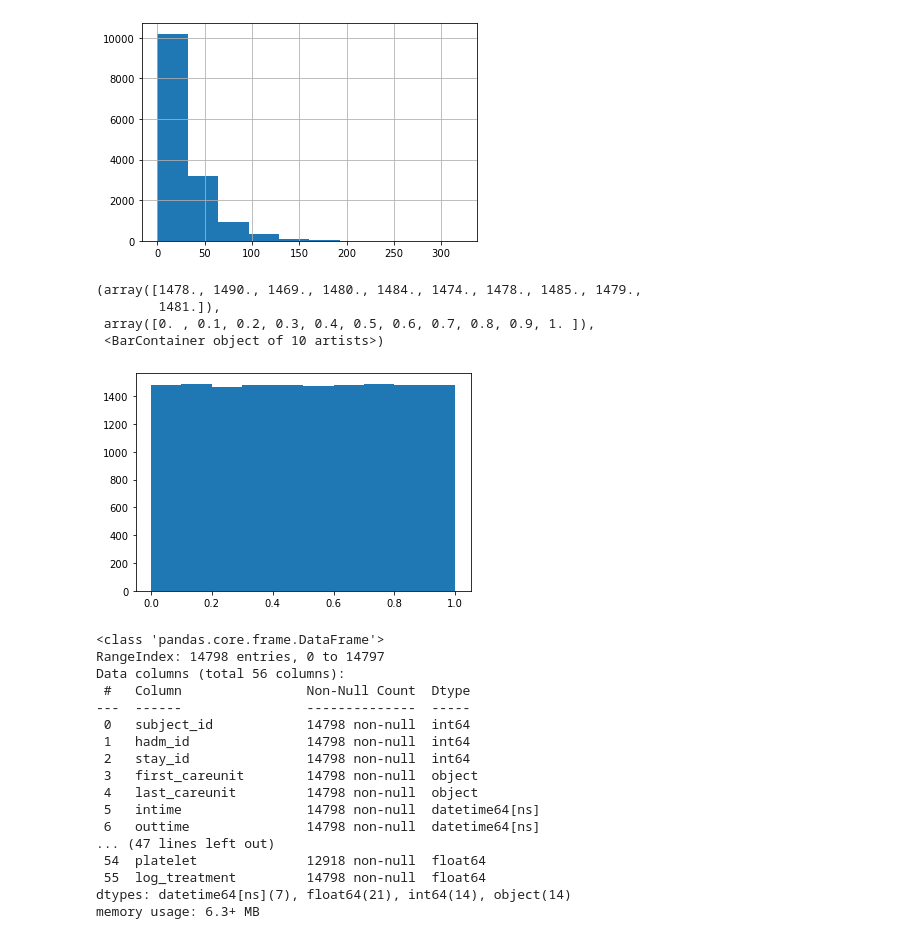
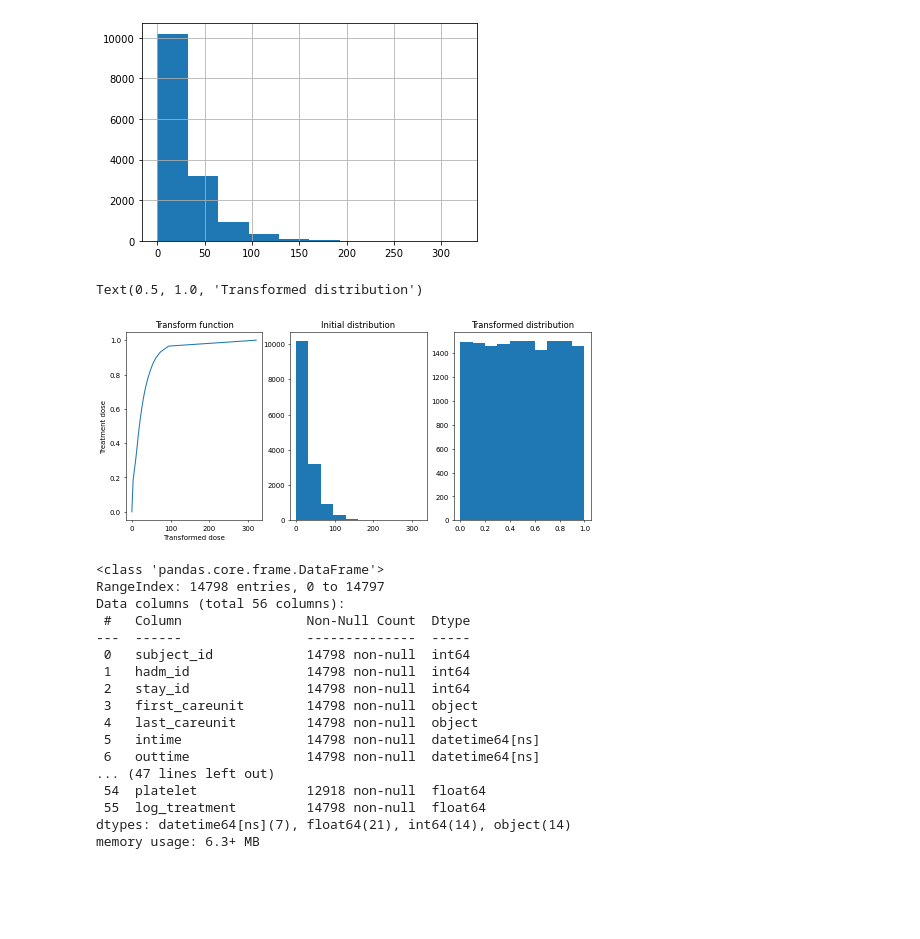
Before and after one commit to arnaud39/tarNET_continuous, a Jupyter notebook: data_exploration.ipynb, the cells around one changed output. Drawn from its saved outputs; the diff is of its cells as text; code cells hidden in the pictures; blank space fills up the shorter version.

```diff
--- a/data_exploration.ipynb
+++ b/data_exploration.ipynb
@@ -43,18 +33,41 @@ df_.treatment.hist()#describe()#.plot()
 # %% [output]
 <AxesSubplot:>
 [figure]
-# %%
-from sklearn.preprocessing import quantile_transform
-import matplotlib.pyplot as plt
-plt.hist(quantile_transform(
-    df_.treatment.to_numpy().reshape(-1, 1), n_quantiles=100, random_state=0, copy=True
-))
-# %% [output]
-(array([1478., 1490., 1469., 1480., 1484., 1474., 1478., 1485., 1479.,
-        1481.]),
- array([0. , 0.1, 0.2, 0.3, 0.4, 0.5, 0.6, 0.7, 0.8, 0.9, 1. ]),
- <BarContainer object of 10 artists>)
-[figure, removed]
+# %%
+from sklearn.preprocessing import QuantileTransformer
+import matplotlib.pyplot as plt
+import numpy as np
+
+qt = QuantileTransformer(
+    n_quantiles=30,
+    random_state=0,
+    output_distribution="uniform",
+)
+t_ = qt.fit_transform(
+    df_.treatment.to_numpy().reshape(-1, 1),
+)
+
+fig, (t_f, i_d, f_d) = plt.subplots(
+    1,
+    3,
+    figsize=(12, 5),
+    dpi=50,
+)
+
+
+x_plot = np.linspace(df_.treatment.min(), df_.treatment.max(), 100)
+t_f.plot(x_plot, qt.transform(x_plot.reshape((-1, 1))))
+t_f.set_title("Transform function")
+t_f.set(ylabel="Treatment dose", xlabel="Transformed dose")
+
+i_d.hist(df_.treatment)
+i_d.set_title("Initial distribution")
+
+f_d.hist(t_)
+f_d.set_title("Transformed distribution")
+# %% [output]
+Text(0.5, 1.0, 'Transformed distribution')
+[figure, added]
 # %%
 time_converter = lambda ts: pd.to_datetime(ts.str.strip(), format="%Y-%m-%dT%H:%M:%SZ")
 time_cols = ["outtime", "intime", "admittime", "dischtime", "deathtime", "edregtime", "edouttime"]
```
Also changed, not shown: parts of 11 cells of this notebook, 3 other files.
